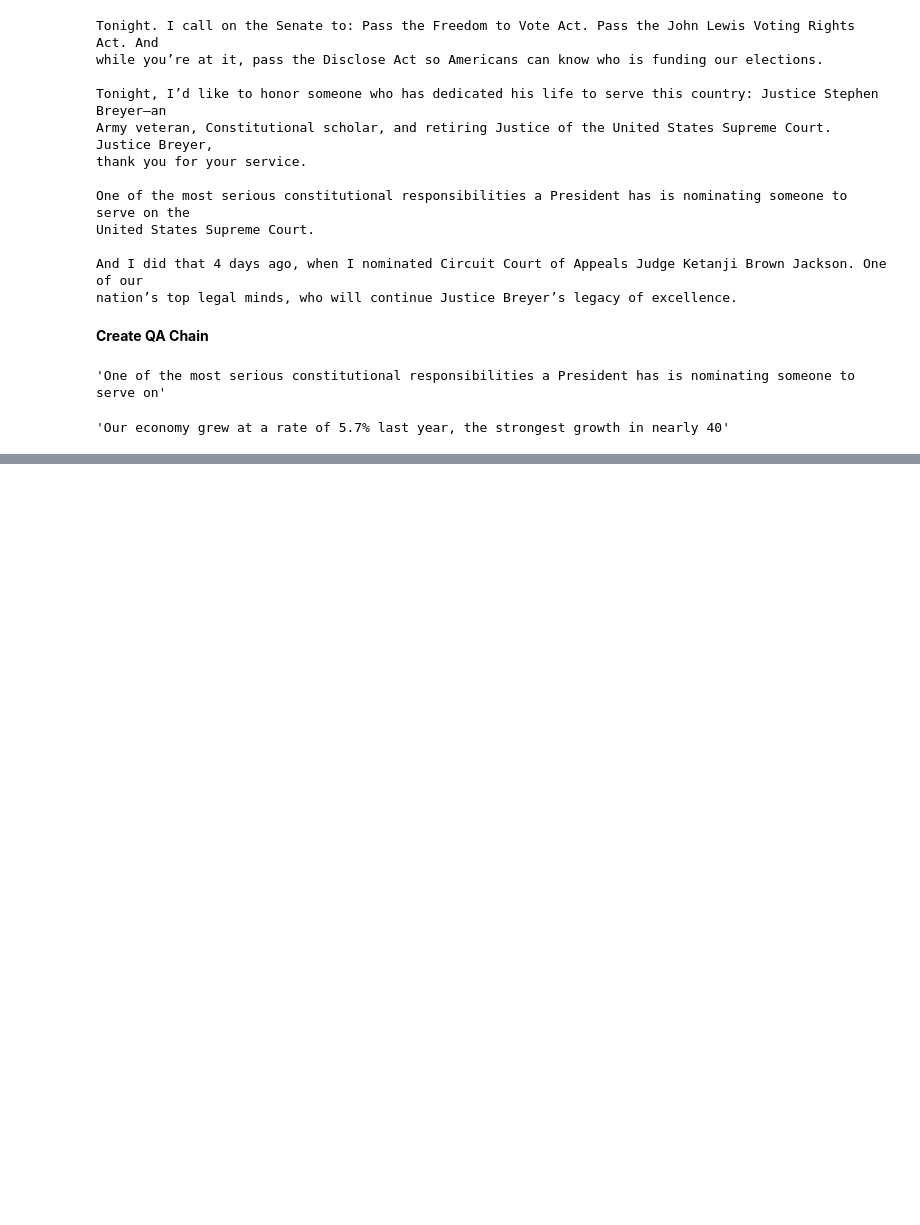
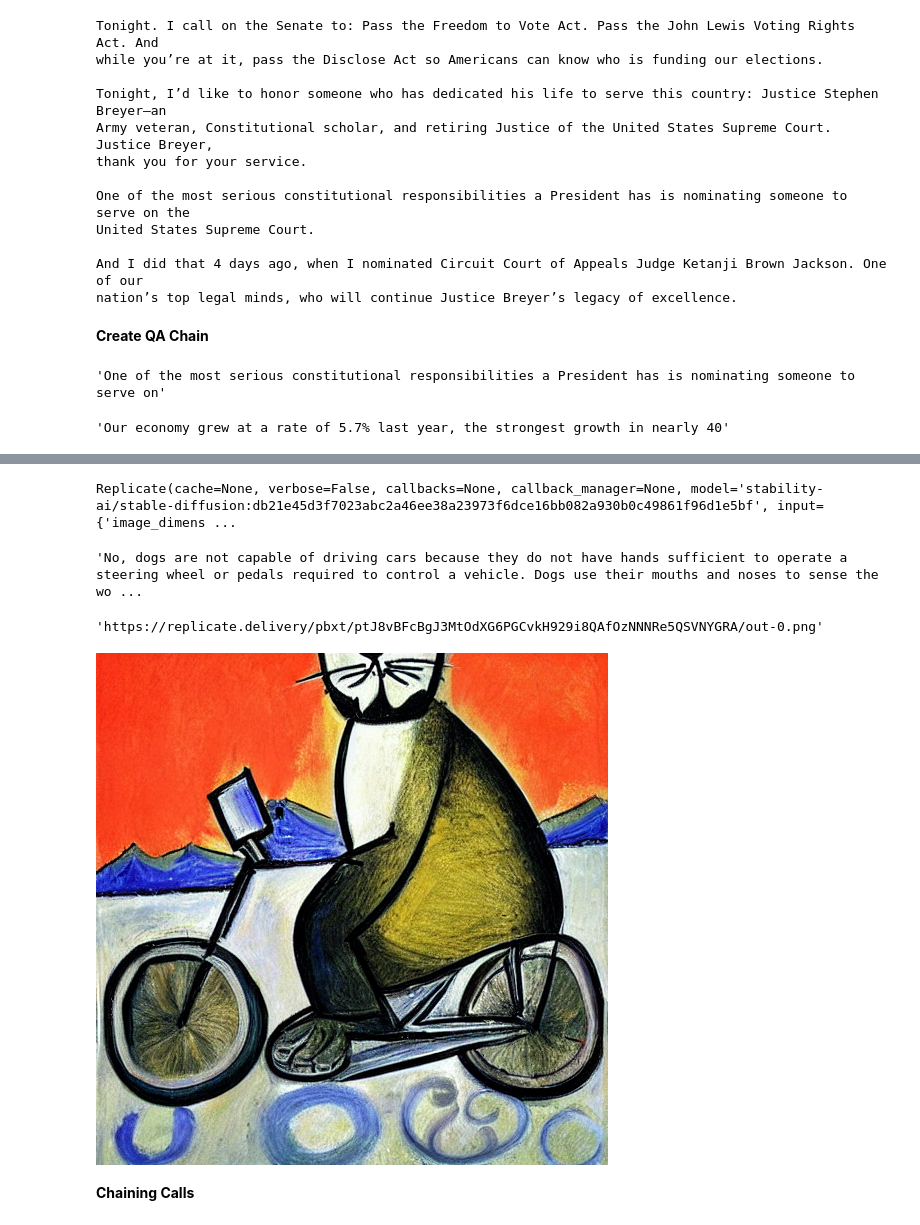
Before and after one commit to MNLepage08/Project-Report, a Jupyter notebook: LangChain_with_HuggingFace_Hub.ipynb, the cells around one changed output, grey strips where cells are left out. Saved outputs shown, nothing was run; the diff lists cells and outputs as text; code cells hidden in the pictures; blank space fills up the shorter version.

```diff
--- a/LangChain_with_HuggingFace_Hub.ipynb
+++ b/LangChain_with_HuggingFace_Hub.ipynb
@@ -258,0 +293,4 @@ chain.run(input_documents=docs, question=query)
+# %%
+Replicate(model="stability-ai/stable-diffusion:db21e45d3f7023abc2a46ee38a23973f6dce16bb082a930b0c49861f96d1e5bf", input={'image_dimensions': '512x512'})
+# %% [output]
+Replicate(cache=None, verbose=False, callbacks=None, callback_manager=None, model='stability-ai/stable-diffusion:db21e45d3f7023abc2a46ee38a23973f6dce16bb082a930b0c49861f96d1e5bf', input={'image_dimens ...
@@ -258,0 +299,29 @@ chain.run(input_documents=docs, question=query)
+# %%
+prompt = """
+Answer the following yes/no question by reasoning step by step.
+Can a dog drive a car?
+"""
+llm(prompt)
+# %% [output]
+'No, dogs are not capable of driving cars because they do not have hands sufficient to operate a steering wheel or pedals required to control a vehicle. Dogs use their mouths and noses to sense the wo ...
+# %%
+text2image = Replicate(model="stability-ai/stable-diffusion:db21e45d3f7023abc2a46ee38a23973f6dce16bb082a930b0c49861f96d1e5bf",
+                       input={'image_dimensions': '512x512'})
+# %%
+image_output = text2image("A cat riding a motorcycle by Picasso")
+image_output
+# %% [output]
+'https://replicate.delivery/pbxt/ptJ8vBFcBgJ3MtOdXG6PGCvkH929i8QAfOzNNNRe5QSVNYGRA/out-0.png'
+# %%
+from PIL import Image
+import requests
+from io import BytesIO
+
+response = requests.get(image_output)
+img = Image.open(BytesIO(response.content))
+
+img
+# %% [output]
+[figure, added]
+# %% [markdown]
+**Chaining Calls**
```
Also changed, not shown: parts of 13 cells of this notebook.
